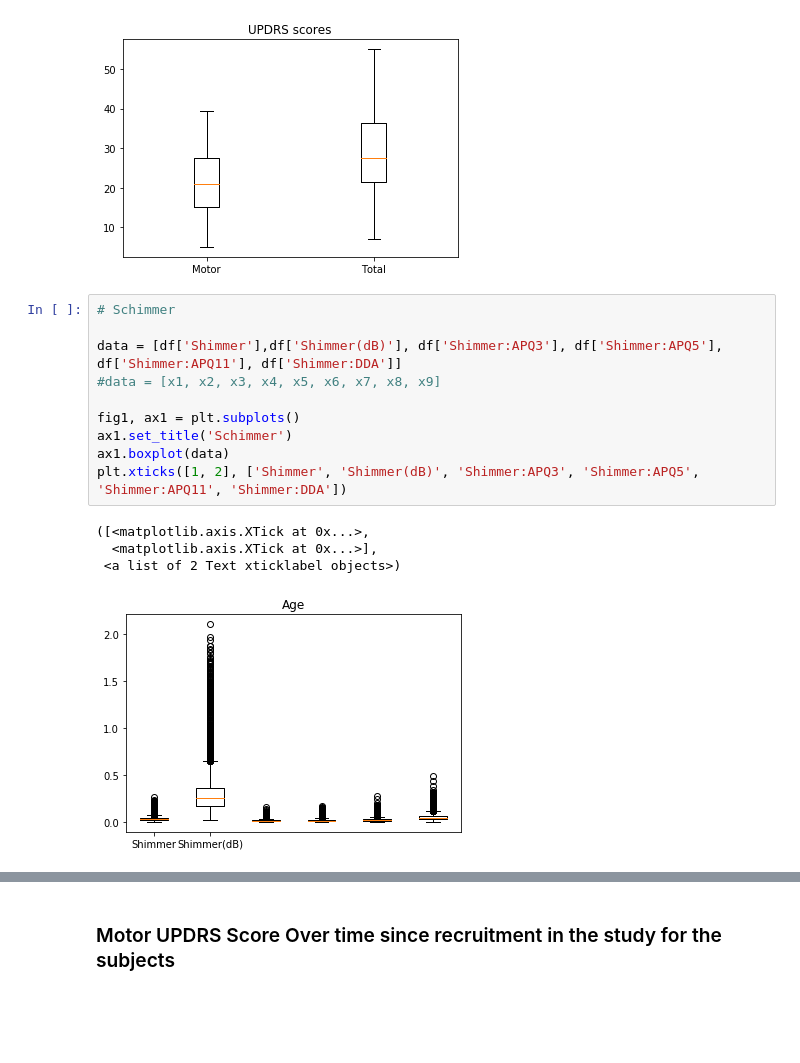
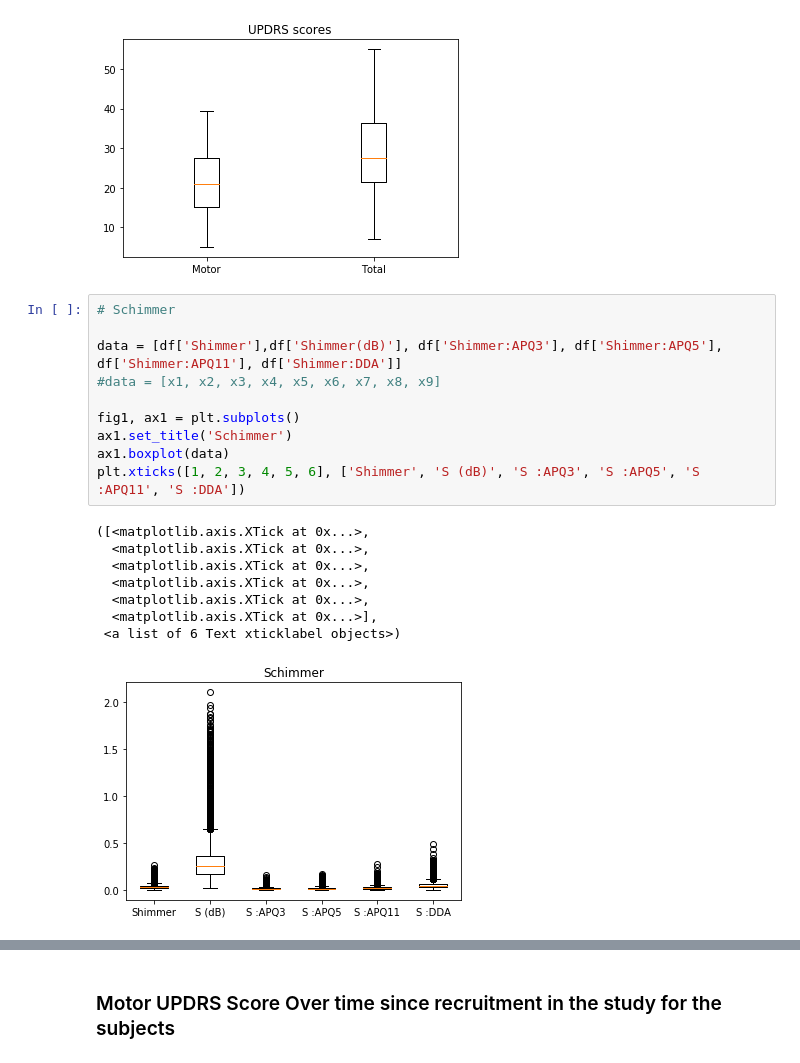
Before and after one commit to Mymoza/DataMining-UPDRS, a Jupyter notebook: UPDRS.ipynb, the cells around one changed output, grey strips where cells are left out. Saved outputs shown, nothing was run; the diff lists cells and outputs as text; blank space fills up the shorter version.

```diff
--- a/UPDRS.ipynb
+++ b/UPDRS.ipynb
@@ -245,18 +266,22 @@ plt.xticks([1, 2], ['Motor', 'Total'])
 # %%
 # Schimmer
 
 data = [df['Shimmer'],df['Shimmer(dB)'], df['Shimmer:APQ3'], df['Shimmer:APQ5'], df['Shimmer:APQ11'], df['Shimmer:DDA']]
 #data = [x1, x2, x3, x4, x5, x6, x7, x8, x9]
 
 fig1, ax1 = plt.subplots()
 ax1.set_title('Schimmer')
 ax1.boxplot(data)
-plt.xticks([1, 2], ['Shimmer', 'Shimmer(dB)', 'Shimmer:APQ3', 'Shimmer:APQ5', 'Shimmer:APQ11', 'Shimmer:DDA'])
+plt.xticks([1, 2, 3, 4, 5, 6], ['Shimmer', 'S (dB)', 'S :APQ3', 'S :APQ5', 'S :APQ11', 'S :DDA'])
 # %% [output]
 ([<matplotlib.axis.XTick at 0x...>,
+  <matplotlib.axis.XTick at 0x...>,
+  <matplotlib.axis.XTick at 0x...>,
+  <matplotlib.axis.XTick at 0x...>,
+  <matplotlib.axis.XTick at 0x...>,
   <matplotlib.axis.XTick at 0x...>],
- <a list of 2 Text xticklabel objects>)
+ <a list of 6 Text xticklabel objects>)
-[figure, old version]
+[figure, new version]
 # %%
 # Jitter
 
```
Also changed, not shown: parts of 5 cells of this notebook.
